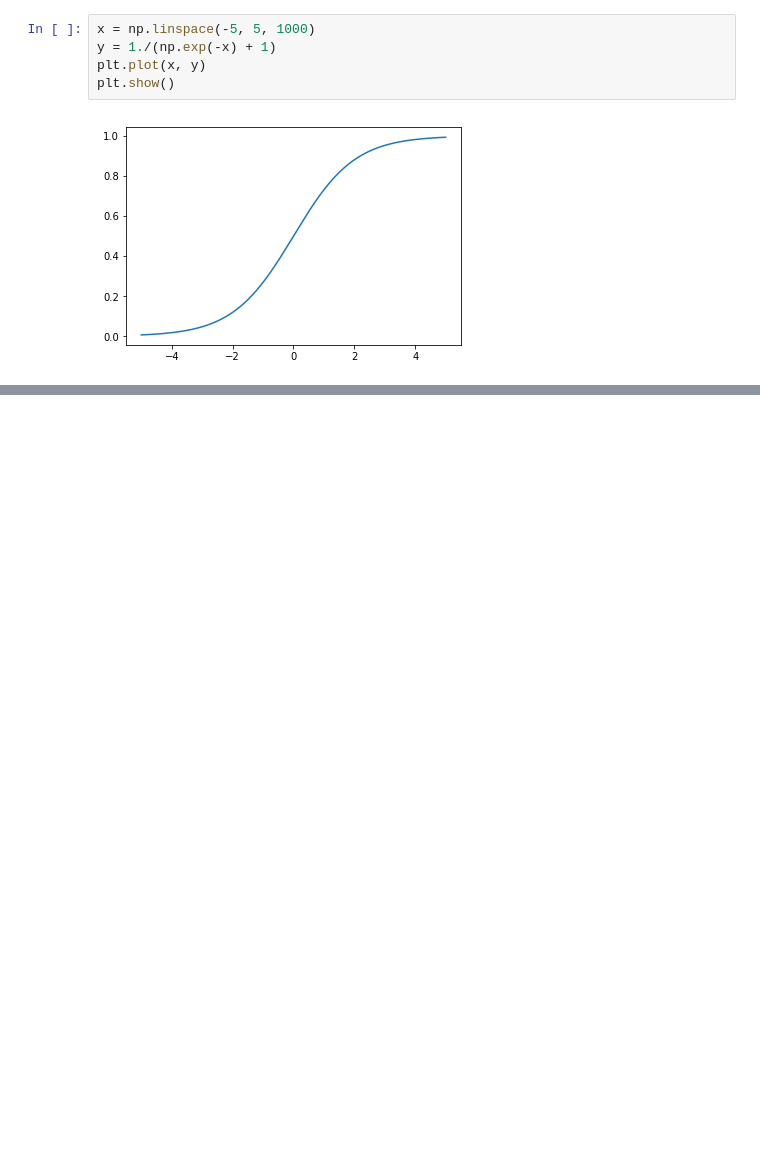
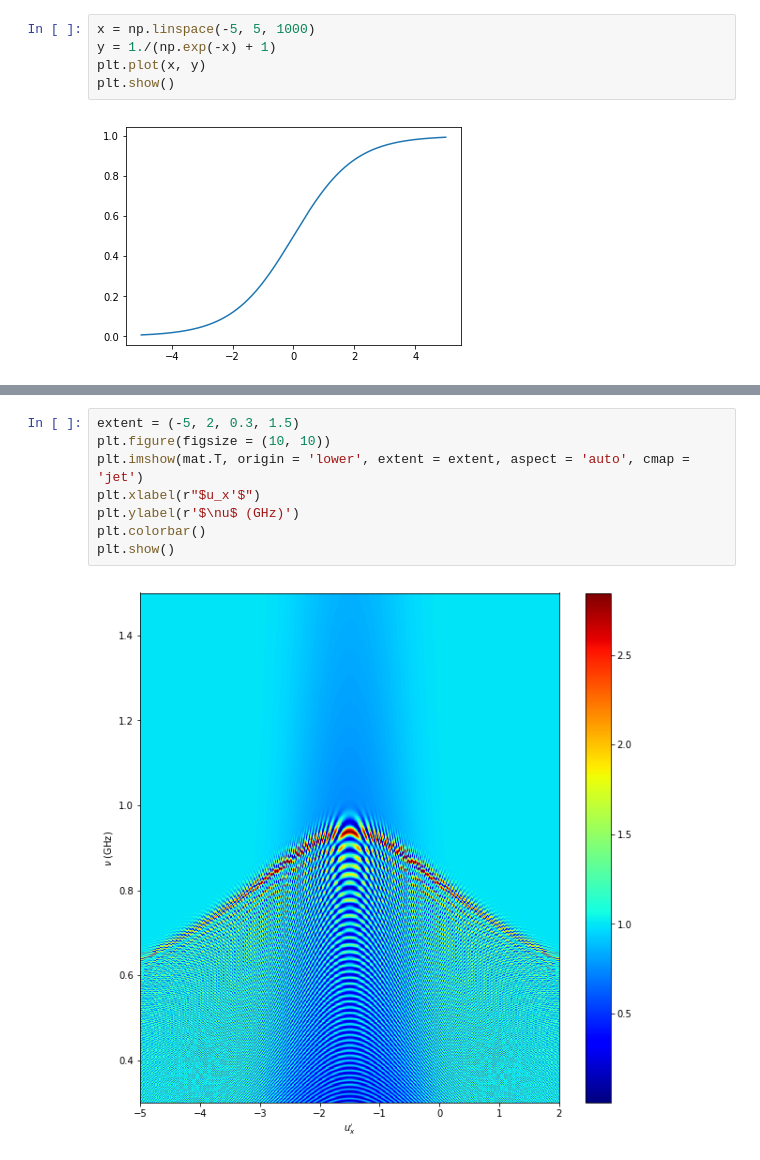
Before and after one commit to ggrillo93/plasma-lensing, a Jupyter notebook: Untitled.ipynb, the cells around one changed output, grey strips where cells are left out. Saved outputs shown, nothing was run; the diff lists cells and outputs as text; blank space fills up the shorter version.

```diff
--- a/Untitled.ipynb
+++ b/Untitled.ipynb
@@ -27,0 +71,10 @@ plt.show()
+# %%
+extent = (-5, 2, 0.3, 1.5)
+plt.figure(figsize = (10, 10))
+plt.imshow(mat.T, origin = 'lower', extent = extent, aspect = 'auto', cmap = 'jet')
+plt.xlabel(r"$u_x'$")
+plt.ylabel(r'$\nu$ (GHz)')
+plt.colorbar()
+plt.show()
+# %% [output]
+[figure, added]
```
Also changed, not shown: parts of 11 cells of this notebook, 7 other files.
